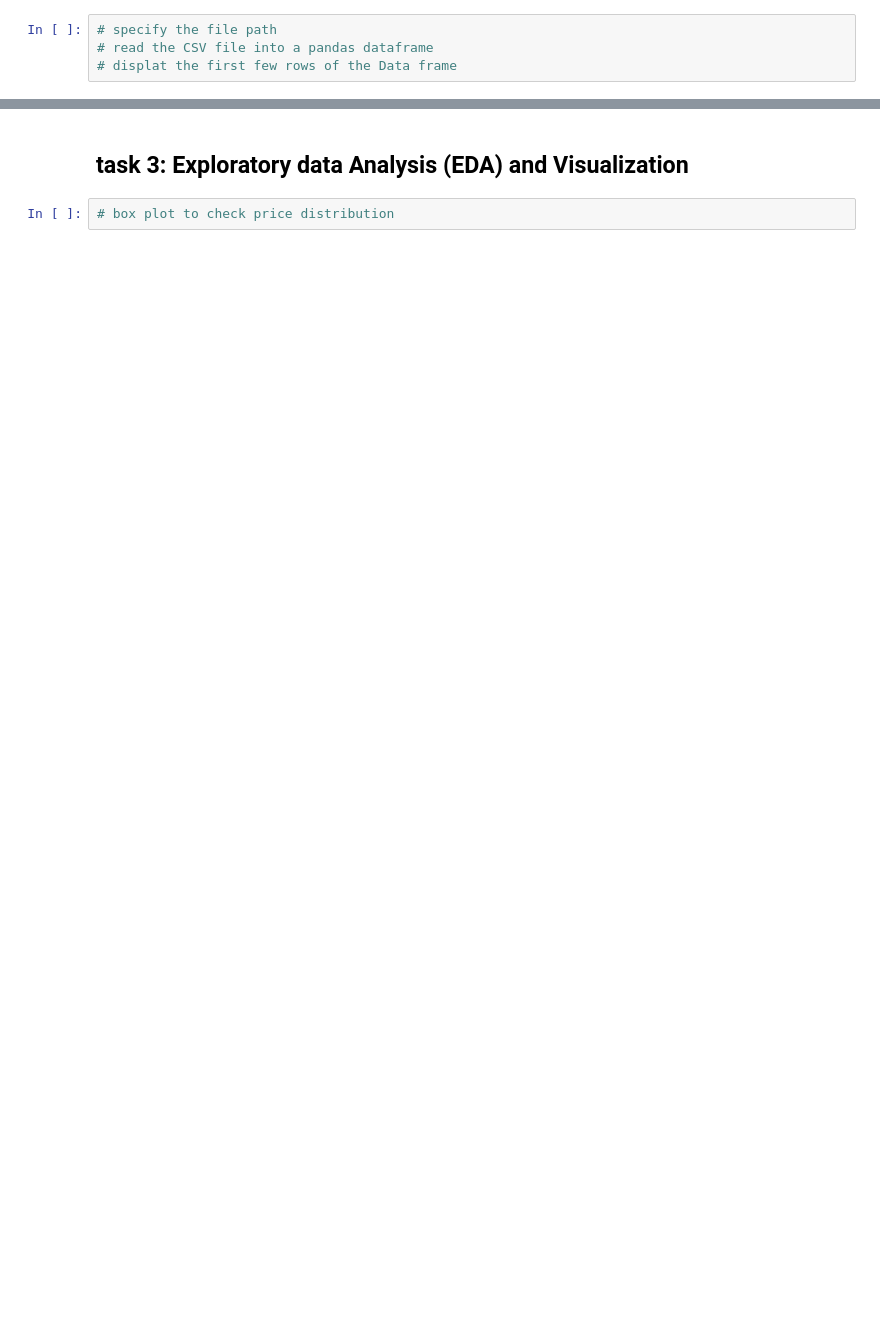
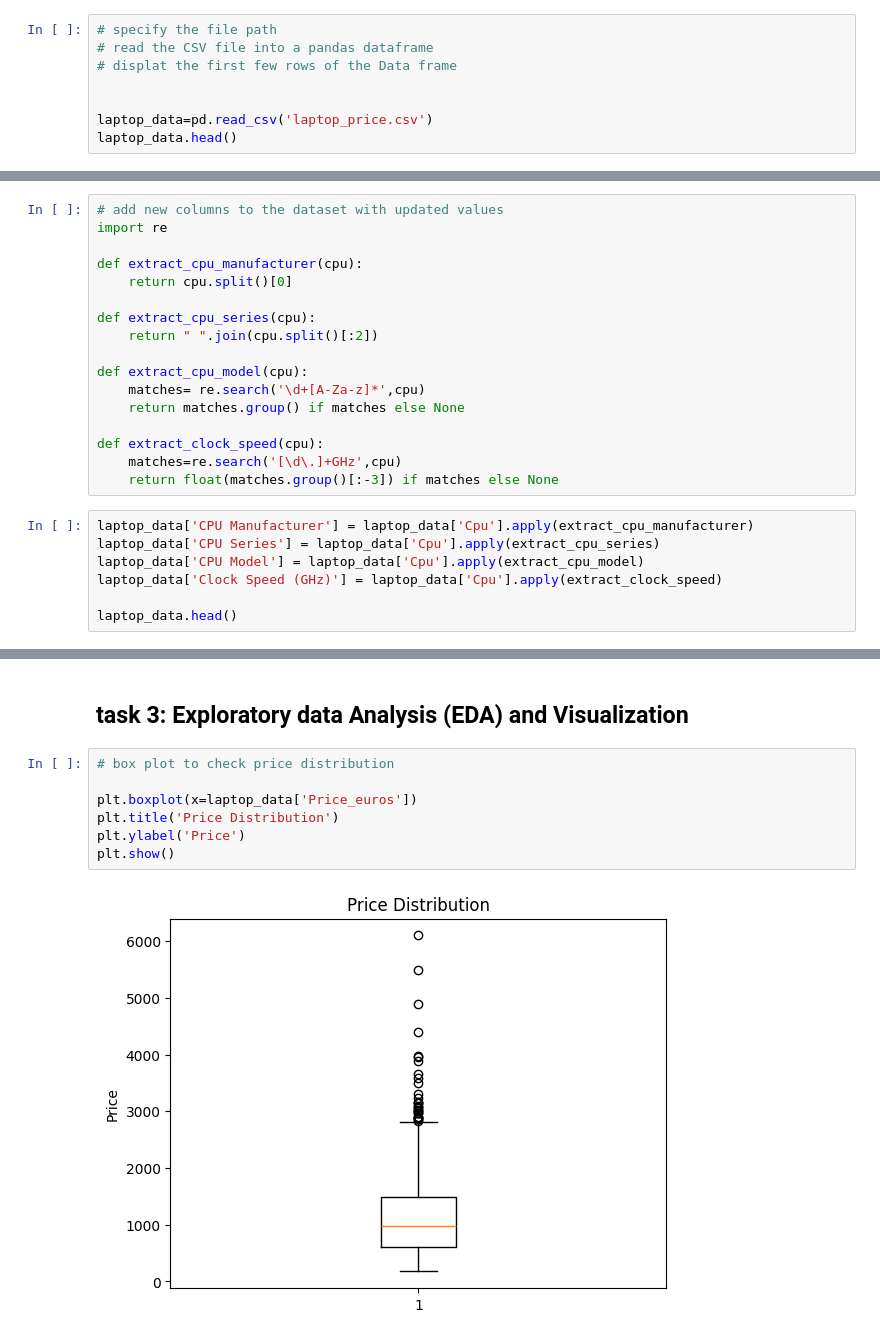
Before and after one commit to Immortal-Pi/KAG, a Jupyter notebook: presentation/data_analysis.ipynb, the cells around one changed output, grey strips where cells are left out. Drawn from its saved outputs; the diff is of its cells as text; blank space fills up the shorter version.

```diff
--- a/presentation/data_analysis.ipynb
+++ b/presentation/data_analysis.ipynb
@@ -51,3 +94,7 @@ array=np.array([[2,3,4],[5,6,7]])
 # specify the file path
 # read the CSV file into a pandas dataframe
 # displat the first few rows of the Data frame
+
+
+laptop_data=pd.read_csv('laptop_price.csv')
+laptop_data.head()
@@ -70,0 +180,24 @@ import re
+# %%
+# add new columns to the dataset with updated values
+import re
+
+def extract_cpu_manufacturer(cpu):
+    return cpu.split()[0]
+
+def extract_cpu_series(cpu):
+    return " ".join(cpu.split()[:2])
+
+def extract_cpu_model(cpu):
+    matches= re.search('\d+[A-Za-z]*',cpu)
+    return matches.group() if matches else None
+
+def extract_clock_speed(cpu):
+    matches=re.search('[\d\.]+GHz',cpu)
+    return float(matches.group()[:-3]) if matches else None
+# %%
+laptop_data['CPU Manufacturer'] = laptop_data['Cpu'].apply(extract_cpu_manufacturer)
+laptop_data['CPU Series'] = laptop_data['Cpu'].apply(extract_cpu_series)
+laptop_data['CPU Model'] = laptop_data['Cpu'].apply(extract_cpu_model)
+laptop_data['Clock Speed (GHz)'] = laptop_data['Cpu'].apply(extract_clock_speed)
+
+laptop_data.head()
@@ -72,3 +212,10 @@ import re
 ## task 3: Exploratory data Analysis (EDA) and Visualization
 # %%
 # box plot to check price distribution
+
+plt.boxplot(x=laptop_data['Price_euros'])
+plt.title('Price Distribution')
+plt.ylabel('Price')
+plt.show()
+# %% [output]
+[figure, added]
```
Also changed, not shown: parts of 20 cells of this notebook, 10 other files.
